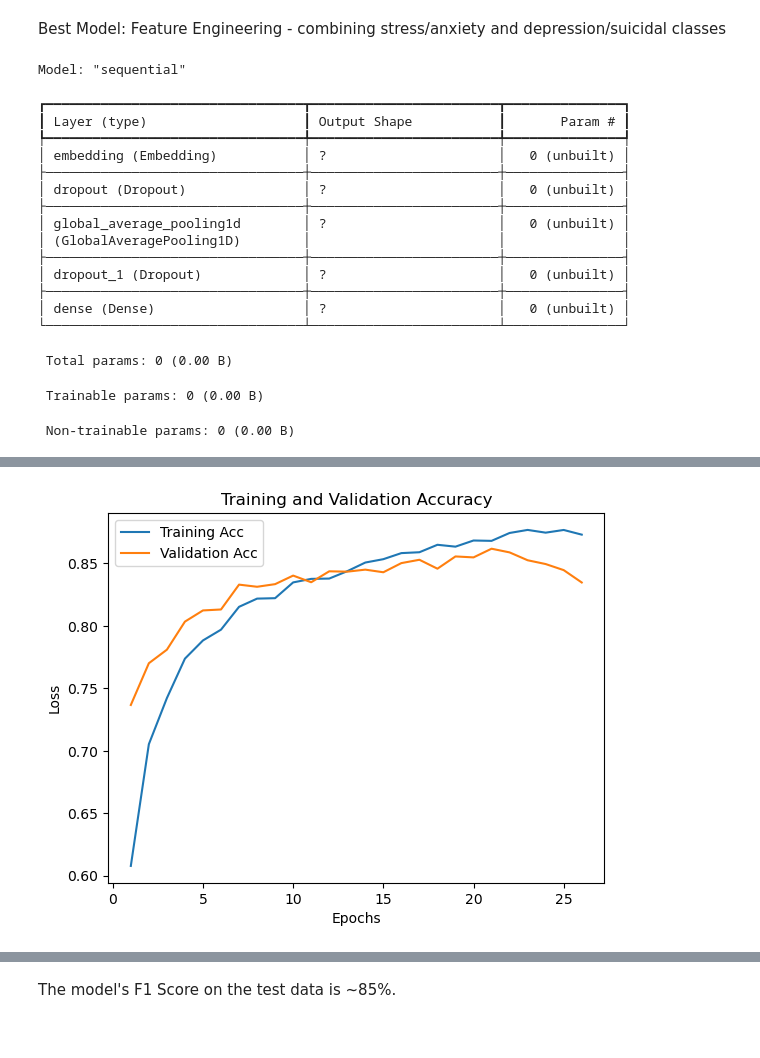
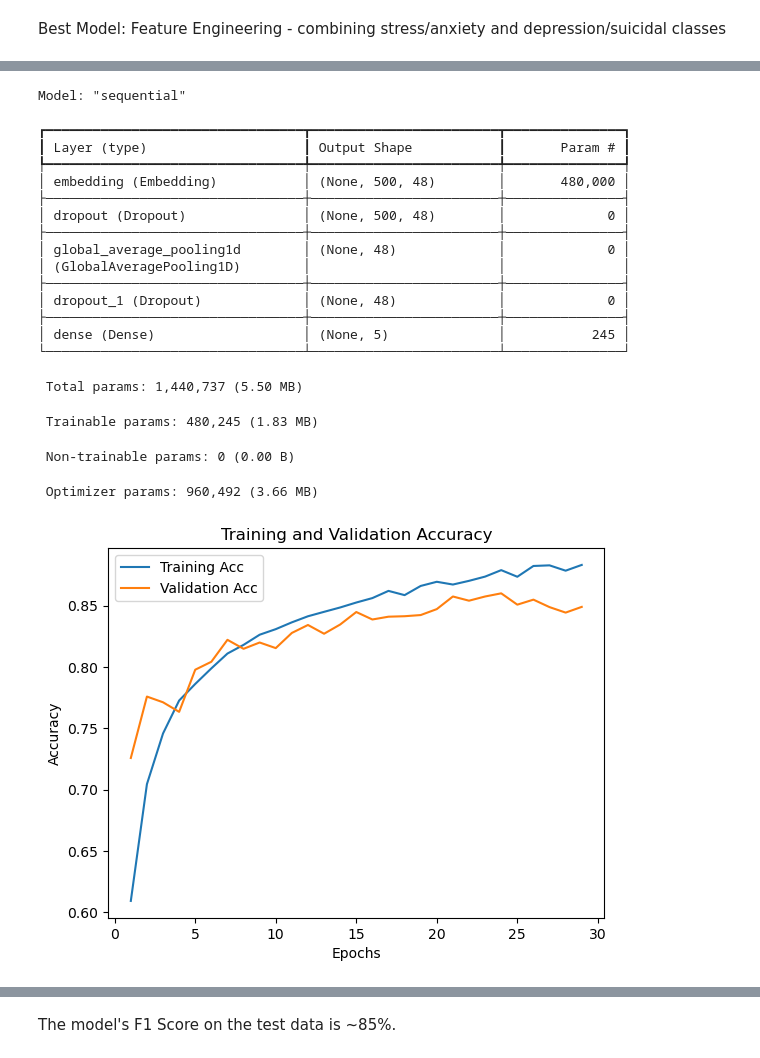
Before and after one commit to abhaswanchu1/mids-207-final-project, a Jupyter notebook: 207_Final_Models.ipynb, the cells around one changed output, grey strips where cells are left out. Cells and saved outputs as stored; diff of their text form; code cells hidden in the pictures.

```diff
--- a/207_Final_Models.ipynb
+++ b/207_Final_Models.ipynb
@@ -375,27 +375,6 @@ model_cond = tf.keras.Sequential([
     layers.Dropout(0.2),
     layers.Dense(5, activation='softmax')
 ])
-
-model_cond.summary()
-# %% [output]
-Model: "sequential"
-┏━━━━━━━━━━━━━━━━━━━━━━━━━━━━━━━━━┳━━━━━━━━━━━━━━━━━━━━━━━━┳━━━━━━━━━━━━━━━┓
-┃ Layer (type)                    ┃ Output Shape           ┃       Param # ┃
-┡━━━━━━━━━━━━━━━━━━━━━━━━━━━━━━━━━╇━━━━━━━━━━━━━━━━━━━━━━━━╇━━━━━━━━━━━━━━━┩
-│ embedding (Embedding)           │ ?                      │   0 (unbuilt) │
-├─────────────────────────────────┼────────────────────────┼───────────────┤
-│ dropout (Dropout)               │ ?                      │   0 (unbuilt) │
-├─────────────────────────────────┼────────────────────────┼───────────────┤
-│ global_average_pooling1d        │ ?                      │   0 (unbuilt) │
-│ (GlobalAveragePooling1D)        │                        │               │
-├─────────────────────────────────┼────────────────────────┼───────────────┤
-│ dropout_1 (Dropout)             │ ?                      │   0 (unbuilt) │
-├─────────────────────────────────┼────────────────────────┼───────────────┤
-│ dense (Dense)                   │ ?                      │   0 (unbuilt) │
-└─────────────────────────────────┴────────────────────────┴───────────────┘
- Total params: 0 (0.00 B)
- Trainable params: 0 (0.00 B)
- Non-trainable params: 0 (0.00 B)
 # %%
 optimizer = tf.keras.optimizers.Adam(learning_rate=0.01)
 model_cond.compile(loss='sparse_categorical_crossentropy', optimizer=optimizer, metrics=['accuracy'])
@@ -415,6 +394,8 @@ history_cond = model_cond.fit(
     callbacks=[early_stopping]
 )
 
+model_cond.summary()
+
 history_dict_3 = history_cond.history
 acc = history_dict_3['accuracy']
 val_acc = history_dict_3['val_accuracy']
@@ -427,7 +408,7 @@ plt.plot(epochs, acc, label='Training Acc')
 plt.plot(epochs, val_acc, label='Validation Acc')
 plt.title('Training and Validation Accuracy')
 plt.xlabel('Epochs')
-plt.ylabel('Loss')
+plt.ylabel('Accuracy')
 plt.legend()
 
 plt.show()
@@ -452,4 +433,23 @@ Restoring model weights from the end of the best epoch: 21.
+Model: "sequential"
+┏━━━━━━━━━━━━━━━━━━━━━━━━━━━━━━━━━┳━━━━━━━━━━━━━━━━━━━━━━━━┳━━━━━━━━━━━━━━━┓
+┃ Layer (type)                    ┃ Output Shape           ┃       Param # ┃
+┡━━━━━━━━━━━━━━━━━━━━━━━━━━━━━━━━━╇━━━━━━━━━━━━━━━━━━━━━━━━╇━━━━━━━━━━━━━━━┩
+│ embedding (Embedding)           │ (None, 500, 48)        │       480,000 │
+├─────────────────────────────────┼────────────────────────┼───────────────┤
+│ dropout (Dropout)               │ (None, 500, 48)        │             0 │
+├─────────────────────────────────┼────────────────────────┼───────────────┤
+│ global_average_pooling1d        │ (None, 48)             │             0 │
+│ (GlobalAveragePooling1D)        │                        │               │
+├─────────────────────────────────┼────────────────────────┼───────────────┤
+│ dropout_1 (Dropout)             │ (None, 48)             │             0 │
+├─────────────────────────────────┼────────────────────────┼───────────────┤
+│ dense (Dense)                   │ (None, 5)              │           245 │
+└─────────────────────────────────┴────────────────────────┴───────────────┘
+ Total params: 1,440,737 (5.50 MB)
+ Trainable params: 480,245 (1.83 MB)
+ Non-trainable params: 0 (0.00 B)
+ Optimizer params: 960,492 (3.66 MB)
-[figure, old version]
+[figure, new version]
 # %%
 #testing model on test data
 y_test_pred = model_cond.predict(X_test_vectorized)
```
Also changed, not shown: parts of 4 cells of this notebook.
